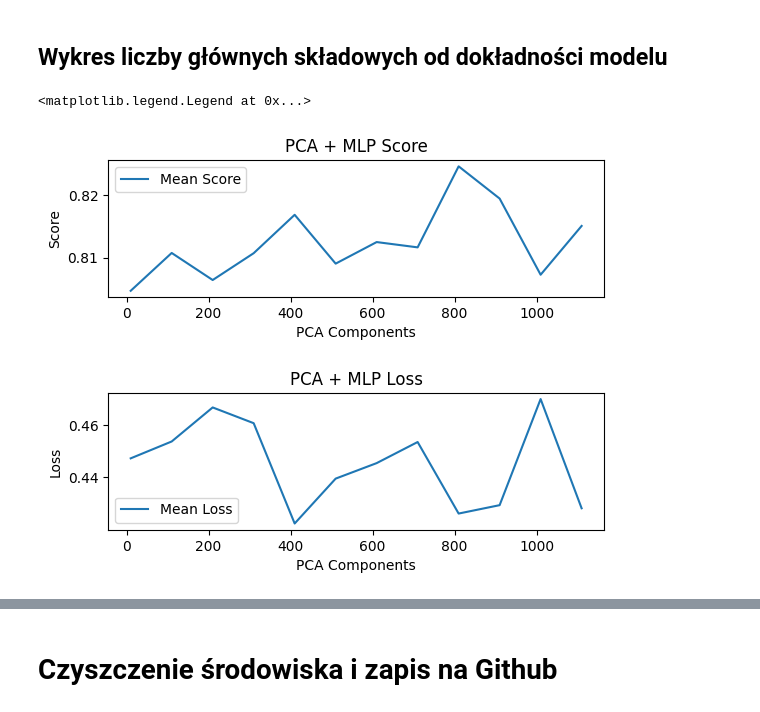
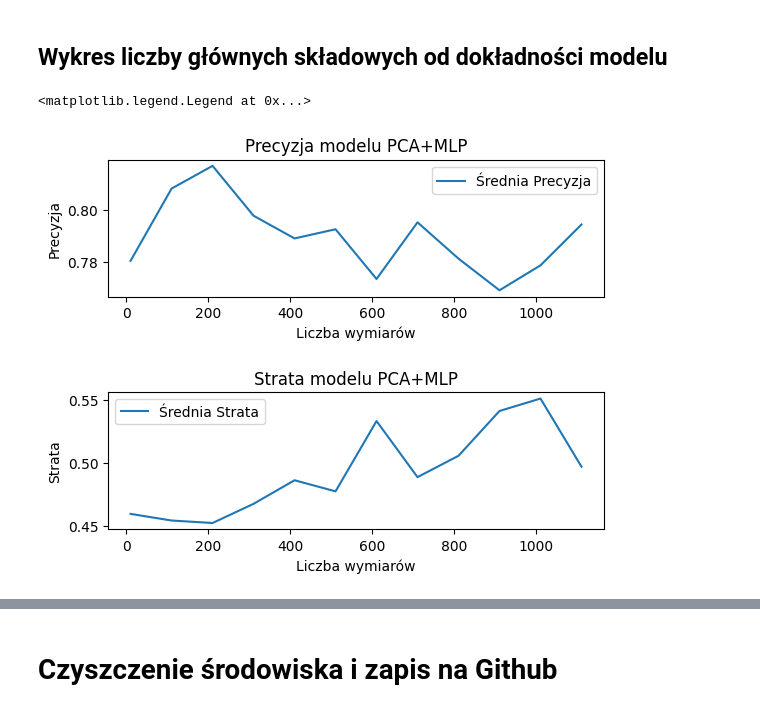
Before and after one commit to shizzeer/credo-classifier, a Jupyter notebook: credo_image_classifier.ipynb, the cells around one changed output, grey strips where cells are left out. Saved outputs shown, nothing was run; the diff lists cells and outputs as text; code cells hidden in the pictures.

```diff
--- a/credo_image_classifier.ipynb
+++ b/credo_image_classifier.ipynb
@@ -316,8 +320,9 @@ Targets shape:  (1152,)
 
 Dla k = 5
 # %%
-score, loss = kfold(inputs, targets, CNNClasifier)
+score, loss, training_time = kfold(inputs, targets, CNNClasifier)
 print('Model accuracy: ', score)
 print('Model loss: ', loss)
+print('Training time: ', training_time)
 # %% [output]
 Fold 1/5
@@ -575,15 +579,11 @@ scores = []
 losses = []
 
 for n_components in range(MIN_N_COMPONENTS, MAX_N_COMPONENTS, 100):
-  inputs = np.vstack((x_train, x_val))
-  targets = np.hstack((y_train, y_val))
-  inputs = tf.keras.layers.Rescaling(1./255)(inputs)
-
   num_components.append(n_components)
   # Redukcja wymiarów PCA
   pca = PCA(n_components=n_components)
   try:
-    pca.fit(inputs)
+    pca_transformed_inputs = pca.fit_transform(inputs)
   except ValueError:
     print("n_components have to be less than or equal to min(n_samples, n_features)")
     print(f"min(n_samples, n_features) = {min(inputs.shape[0], inputs.shape[1])}")
@@ -592,13 +592,14 @@ for n_components in range(MIN_N_COMPONENTS, MAX_N_COMPONENTS, 100):
   # Konwersja: EagerTensor -> tablica NumPy
   inputs = inputs.numpy()
   # k-fold cv
-  score, loss = kfold(inputs, targets, MLP, early_stopping=True)
+  score, loss, training_time = kfold(pca_transformed_inputs, targets, MLP, early_stopping=True)
   scores.append(score)
   losses.append(loss)
 
   print(f"Number of components -> {n_components}")
   print(f"Score -> {score}")
   print(f"Loss -> {loss}")
+  print(f"Training time -> {training_time}")
   print("----------------------------------------------")
 # %% [output]
 Fold 1/5
@@ -622,19 +623,19 @@ n_components = 1210
 ## Wykres liczby głównych składowych od dokładności modelu
 # %%
 fig, arr = plt.subplots(2, 1)
-arr[0].plot(num_components[:-1], scores, label='Mean Score')
-arr[0].set_title('PCA + MLP Score')
-arr[0].set_xlabel('PCA Components')
-arr[0].set_ylabel('Score')
+arr[0].plot(num_components[:-1], scores, label='Średnia Precyzja')
+arr[0].set_title('Precyzja modelu PCA+MLP')
+arr[0].set_xlabel('Liczba wymiarów')
+arr[0].set_ylabel('Precyzja')
 arr[0].legend()
 
 plt.subplots_adjust(hspace=0.7)
 
-arr[1].plot(num_components[:-1], losses, label='Mean Loss')
-arr[1].set_title('PCA + MLP Loss')
-arr[1].set_xlabel('PCA Components')
-arr[1].set_ylabel('Loss')
+arr[1].plot(num_components[:-1], losses, label='Średnia Strata')
+arr[1].set_title('Strata modelu PCA+MLP')
+arr[1].set_xlabel('Liczba wymiarów')
+arr[1].set_ylabel('Strata')
 arr[1].legend()
 # %% [output]
 <matplotlib.legend.Legend at 0x...>
-[figure, old version]
+[figure, new version]
```
Also changed, not shown: parts of 32 cells of this notebook, 1 other file.
